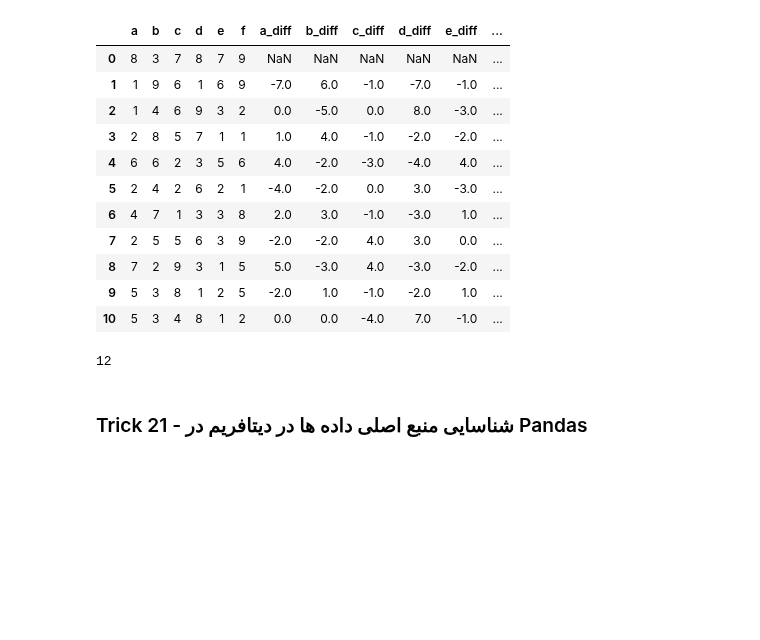
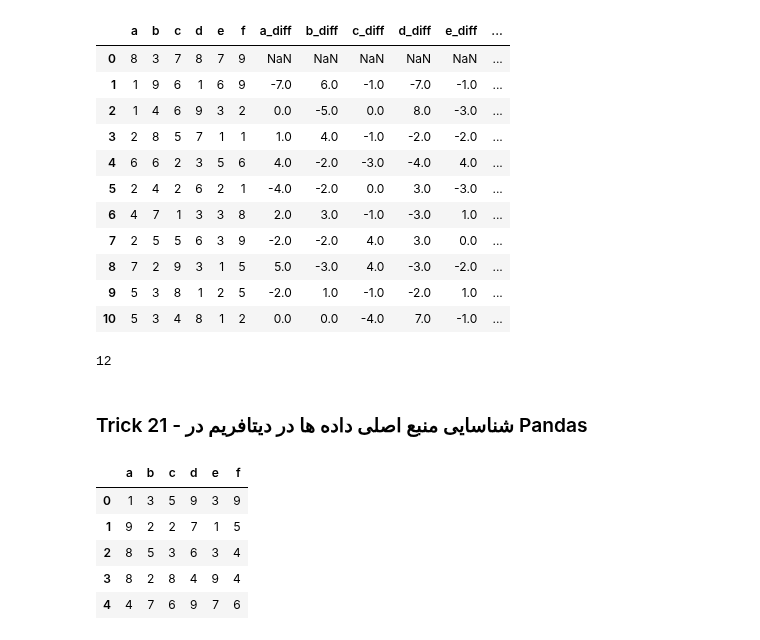
Before and after one commit to poorialari2017/ML_git001, a Jupyter notebook: MLproj002/Pooria/01 Preprocessing/Pandas/02 30Trick of Pandas.ipynb, the cells around one changed output. Saved outputs shown, nothing was run; the diff lists cells and outputs as text; code cells hidden in the pictures; blank space fills up the shorter version.

```diff
--- a/MLproj002/Pooria/01 Preprocessing/Pandas/02 30Trick of Pandas.ipynb
+++ b/MLproj002/Pooria/01 Preprocessing/Pandas/02 30Trick of Pandas.ipynb
@@ -1836,0 +1847,21 @@ gc.collect()
+# %%
+def genarate_data():
+    rows = 11
+    n_cols = 6
+    cols = list("abcdef")
+    dft21t = pd.DataFrame(np.random.randint(1,10,size = (rows,n_cols)), columns=cols)
+    #dft21.index = pd.util.testing.makeIntIndex(rows)
+    return dft21t
+# %%
+dft21_1 = genarate_data()
+dft21_2 = genarate_data()
+dft21_3 = genarate_data()
+# %%
+dft21_1.head()
+# %% [output]
+|  | a | b | c | d | e | f |
+| 0 | 1 | 3 | 5 | 9 | 3 | 9 |
+| 1 | 9 | 2 | 2 | 7 | 1 | 5 |
+| 2 | 8 | 5 | 3 | 6 | 3 | 4 |
+| 3 | 8 | 2 | 8 | 4 | 9 | 4 |
+| 4 | 4 | 7 | 6 | 9 | 7 | 6 |
```
Also changed, not shown: parts of 13 cells of this notebook.
